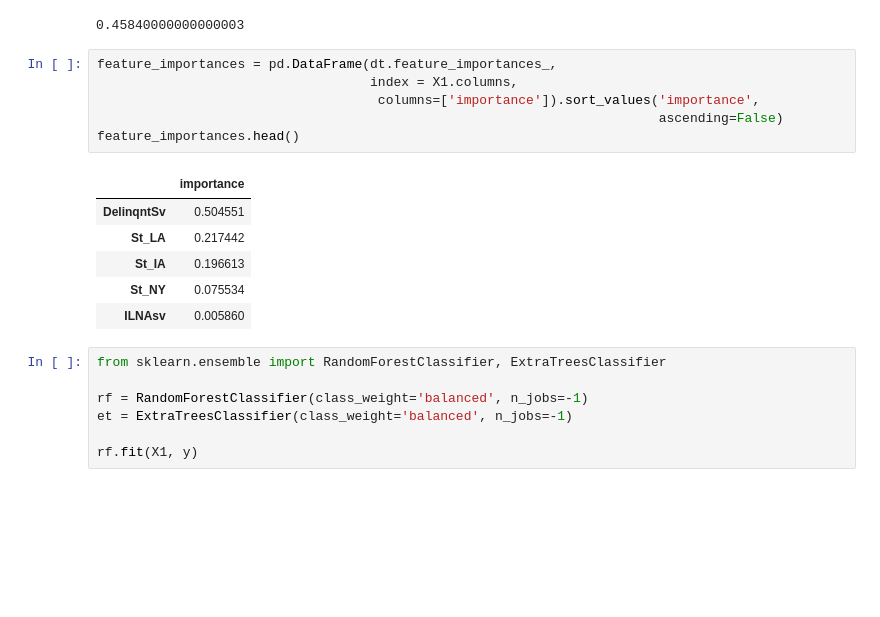
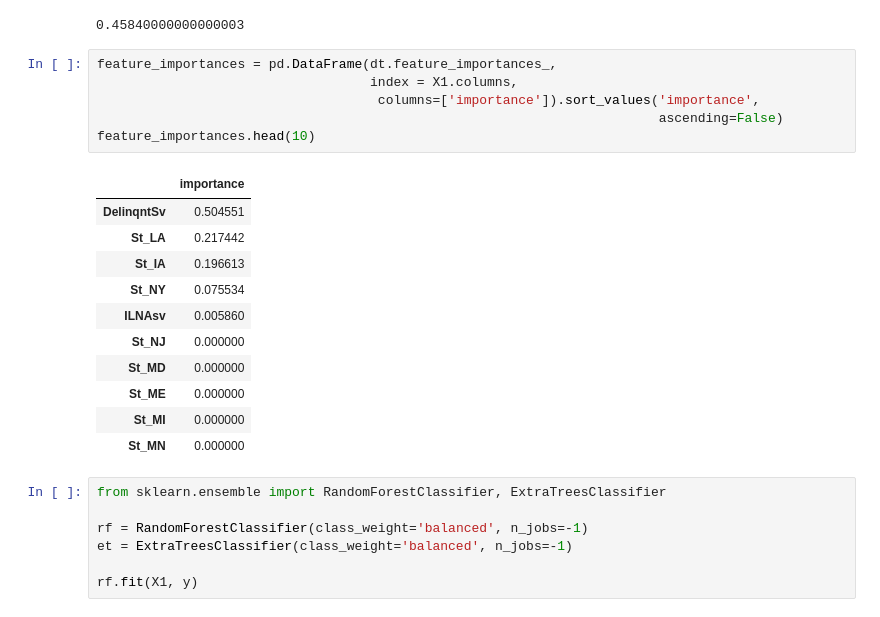
Before and after one commit to kgracia44/DSI-projects, a Jupyter notebook: Projects_Weekly/Capstone_Project/capstone_part4/Model_Lots_X1.ipynb, the cells around one changed output. Saved outputs shown, nothing was run; the diff lists cells and outputs as text; blank space fills up the shorter version.

```diff
--- a/Projects_Weekly/Capstone_Project/capstone_part4/Model_Lots_X1.ipynb
+++ b/Projects_Weekly/Capstone_Project/capstone_part4/Model_Lots_X1.ipynb
@@ -372,16 +483,21 @@ gini(root_node_values)
 # %%
 feature_importances = pd.DataFrame(dt.feature_importances_,
                                    index = X1.columns,
                                     columns=['importance']).sort_values('importance',
                                                                         ascending=False)
-feature_importances.head()
+feature_importances.head(10)
 # %% [output]
 |  | importance |
 | DelinqntSv | 0.504551 |
 | St_LA | 0.217442 |
 | St_IA | 0.196613 |
 | St_NY | 0.075534 |
 | ILNAsv | 0.005860 |
+| St_NJ | 0.000000 |
+| St_MD | 0.000000 |
+| St_ME | 0.000000 |
+| St_MI | 0.000000 |
+| St_MN | 0.000000 |
 # %%
 from sklearn.ensemble import RandomForestClassifier, ExtraTreesClassifier
 
```
Also changed, not shown: parts of 31 cells of this notebook, 1 other file.
